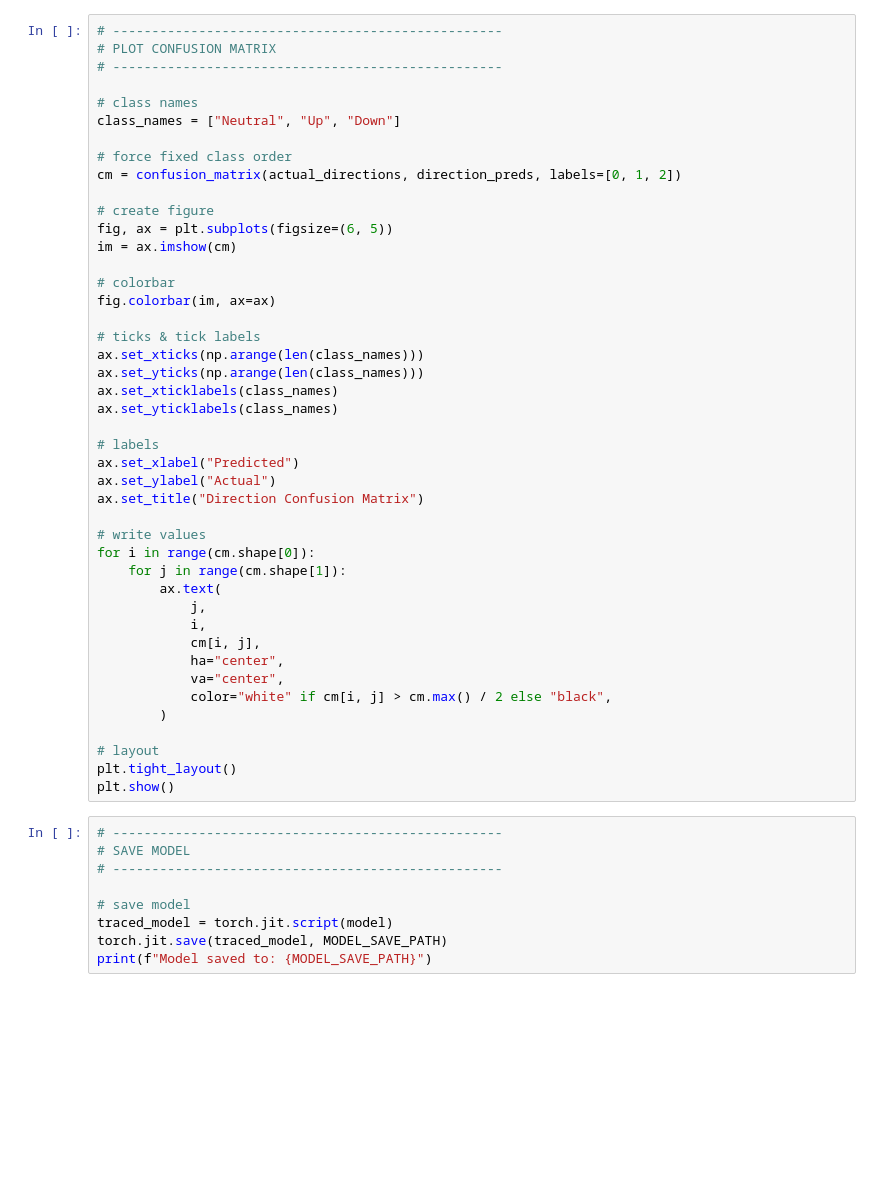
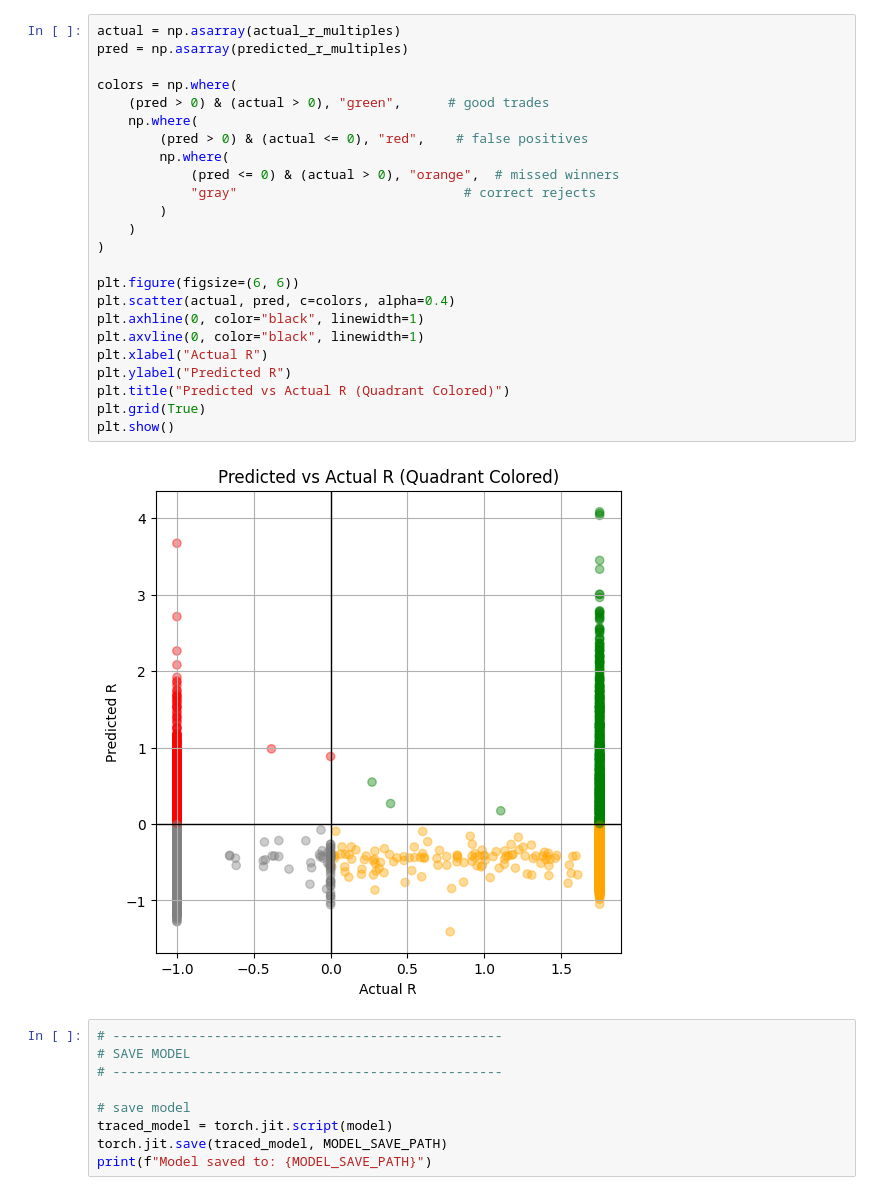
Before and after one commit to Akarshscripts/Binance-Trading-Bot, a Jupyter notebook: notebook/ModelTraining.ipynb, the cells around one changed output. Cells and saved outputs as stored; diff of their text form; blank space fills up the shorter version.

```diff
--- a/notebook/ModelTraining.ipynb
+++ b/notebook/ModelTraining.ipynb
@@ -289,47 +308,29 @@ print(f"Final Test Accuracy: {final_accuracy:.4f}")
-# %%
-# --------------------------------------------------
-# PLOT CONFUSION MATRIX
-# --------------------------------------------------
-
-# class names
-class_names = ["Neutral", "Up", "Down"]
-
-# force fixed class order
-cm = confusion_matrix(actual_directions, direction_preds, labels=[0, 1, 2])
-
-# create figure
-fig, ax = plt.subplots(figsize=(6, 5))
-im = ax.imshow(cm)
-
-# colorbar
-fig.colorbar(im, ax=ax)
-
-# ticks & tick labels
-ax.set_xticks(np.arange(len(class_names)))
-ax.set_yticks(np.arange(len(class_names)))
-ax.set_xticklabels(class_names)
-ax.set_yticklabels(class_names)
-
-# labels
-ax.set_xlabel("Predicted")
-ax.set_ylabel("Actual")
-ax.set_title("Direction Confusion Matrix")
-
-# write values
-for i in range(cm.shape[0]):
-    for j in range(cm.shape[1]):
-        ax.text(
-            j,
-            i,
-            cm[i, j],
-            ha="center",
-            va="center",
-            color="white" if cm[i, j] > cm.max() / 2 else "black",
-        )
-
-# layout
-plt.tight_layout()
-plt.show()
+# %%
+actual = np.asarray(actual_r_multiples)
+pred = np.asarray(predicted_r_multiples)
+
+colors = np.where(
+    (pred > 0) & (actual > 0), "green",      # good trades
+    np.where(
+        (pred > 0) & (actual <= 0), "red",    # false positives
+        np.where(
+            (pred <= 0) & (actual > 0), "orange",  # missed winners
+            "gray"                             # correct rejects
+        )
+    )
+)
+
+plt.figure(figsize=(6, 6))
+plt.scatter(actual, pred, c=colors, alpha=0.4)
+plt.axhline(0, color="black", linewidth=1)
+plt.axvline(0, color="black", linewidth=1)
+plt.xlabel("Actual R")
+plt.ylabel("Predicted R")
+plt.title("Predicted vs Actual R (Quadrant Colored)")
+plt.grid(True)
+plt.show()
+# %% [output]
+[figure, added]
 # %%
 # --------------------------------------------------
 # SAVE MODEL
```
Also changed, not shown: parts of 9 cells of this notebook, 26 other files.
